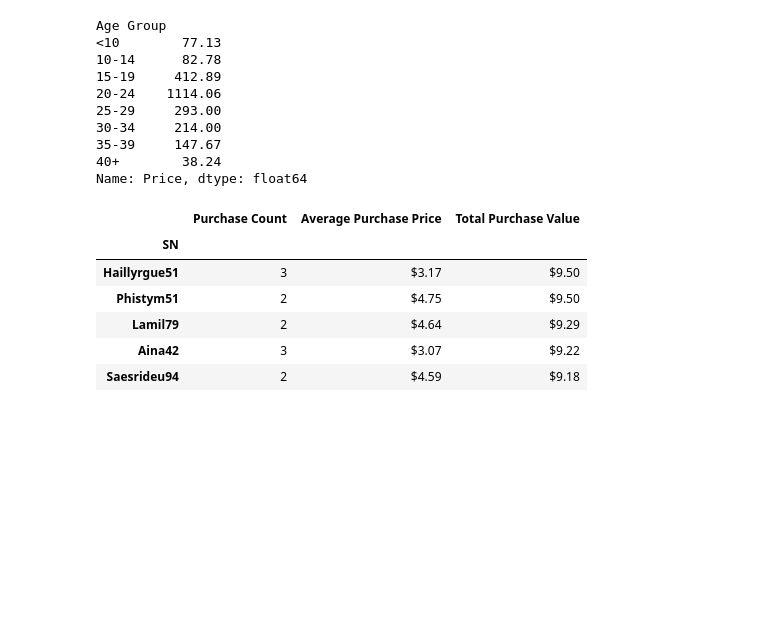
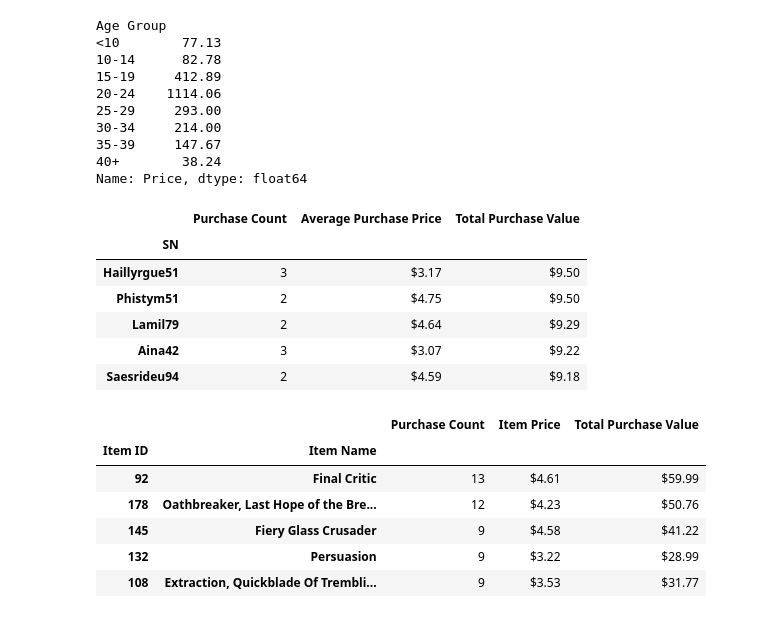
Before and after one commit to saronraut/Panda-Challenge, a Jupyter notebook: HeroesOfPymoli/Script_test.ipynb, the cells around one changed output. Saved outputs shown, nothing was run; the diff lists cells and outputs as text; code cells hidden in the pictures; blank space fills up the shorter version.

```diff
--- a/HeroesOfPymoli/Script_test.ipynb
+++ b/HeroesOfPymoli/Script_test.ipynb
@@ -327,3 +327,27 @@ Top_Spender.head()
 | Lamil79 | 2 | $4.64 | $9.29 |
 | Aina42 | 3 | $3.07 | $9.22 |
 | Saesrideu94 | 2 | $4.59 | $9.18 |
+# %%
+#created a variable to work with: to group the data
+pop_item = purchase_data.groupby(["Item ID", "Item Name"])
+item_purchased = pop_item["Item ID"].count()
+sum_item = pop_item["Price"].sum()
+#took the sum of the item and divide to get the original price of the item
+price_item = sum_item/item_purchased
+
+#created the Data frame based on the infromation from the top
+Popular_item = pd.DataFrame({"Purchase Count": item_purchased, "Item Price": price_item,
+                              "Total Purchase Value": sum_item})
+Popular_item["Item Price"] =Popular_item["Item Price"].map("${:,.2f}".format)
+Popular_item["Total Purchase Value"] = Popular_item["Total Purchase Value"].map("${:,.2f}".format)
+#set the sort to descending for Purchase count
+Popular_item = Popular_item.sort_values("Purchase Count", ascending = False)
+Popular_item.head()
+# %% [output]
+|  |  | Purchase Count | Item Price | Total Purchase Value |
+| Item ID | Item Name |  |  |  |
+| 92 | Final Critic | 13 | $4.61 | $59.99 |
+| 178 | Oathbreaker, Last Hope of the Bre... | 12 | $4.23 | $50.76 |
+| 145 | Fiery Glass Crusader | 9 | $4.58 | $41.22 |
+| 132 | Persuasion | 9 | $3.22 | $28.99 |
+| 108 | Extraction, Quickblade Of Trembli... | 9 | $3.53 | $31.77 |
```
Also changed, not shown: parts of 1 cell of this notebook, 1 other file.
